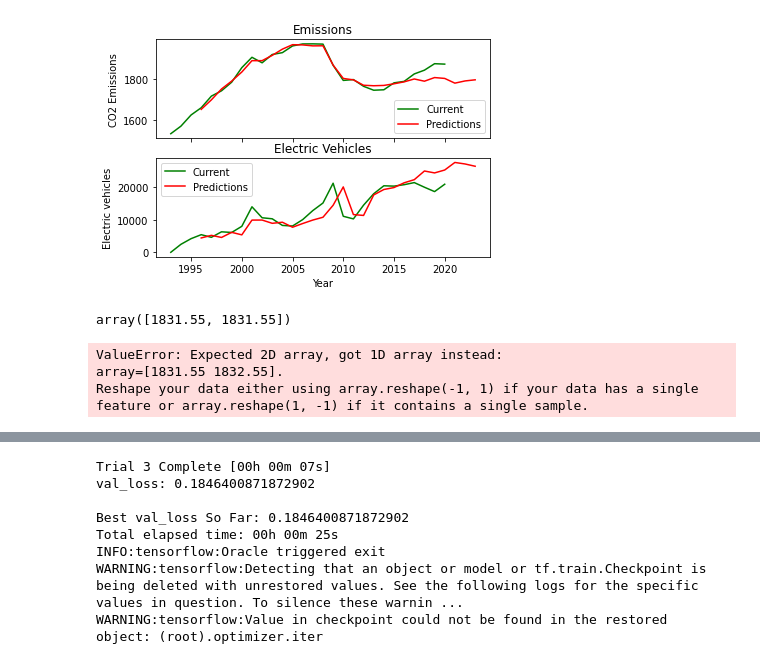
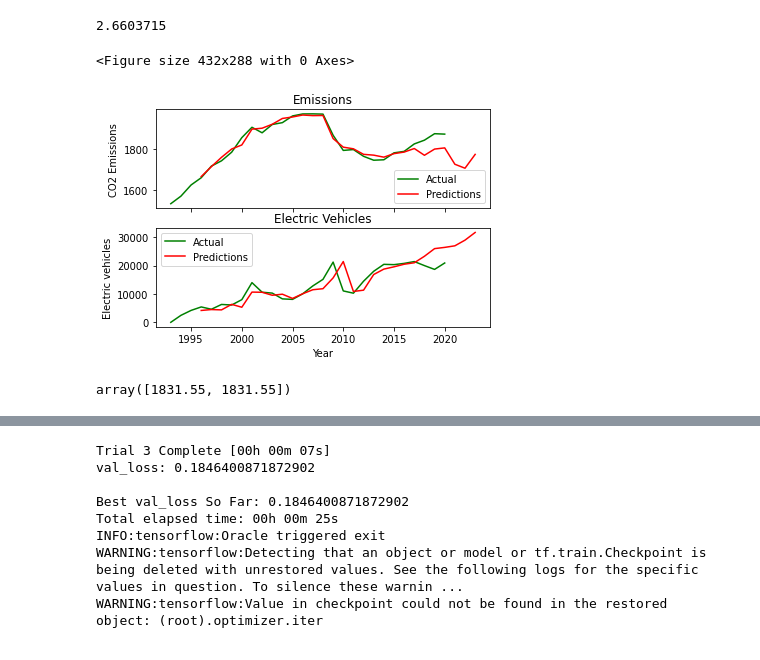
Before and after one commit to IsaacJohnEvans/EV_affect_on_emissions, a Jupyter notebook: pred.ipynb, the cells around one changed output, grey strips where cells are left out. Saved outputs shown, nothing was run; the diff lists cells and outputs as text; code cells hidden in the pictures.

Commit message:
saved models

```diff
--- a/pred.ipynb
+++ b/pred.ipynb
@@ -129,30 +142,24 @@ args = load_data()
 EU_em_df, EU_em_annual_df, UK_em_df, US_em_df, EU_veh_df, UK_veh_df, US_veh_df, UK_nox_annual_df,UK_pm_all_annual_df,USA_pm_10_annual_df,USA_pm_2_5_annual_df,USA_nox_annual_df,OCED_PM10_df,OCED_NOX_df,OCED_PM2_5_df = args
 # %%
 time_step = 5
-data_memory = 5
+data_memory = 10
 epochs = 50
 batch_size = 1
 split_point = 0.9
 df_model_columns =  ['time_step', 'data_memory', 'samples', 'layers', 'epochs', 'batch_size', 'training_loss', 'val_loss', 'test_loss']
-model_des = 'D32, GRU32, GRU32 D1'
+model_des = 'D16, LSTM32, D4, D2'
 model_layer = [layers.Dense(32, activation= 'sigmoid'),
                 layers.GRU(32,activation= 'softsign', recurrent_activation = 'relu', recurrent_dropout = 0.1, dropout = 0.1, return_sequences=False),
                 layers.Dense(2)]
+model_layer = [layers.Dense(16, activation= 'linear'),
+                layers.LSTM(32,activation= 'sigmoid', dropout = 0.1, recurrent_dropout = 0.2, return_sequences=False),
+                layers.Dense(4, activation='linear'),
+                layers.Dense(2)]
 
-model_layer = [layers.LSTM(2, activation="linear", return_sequences=True),
-               layers.LSTM(2, activation='linear', return_sequences=False),
-               layers.Dense(8, activation='linear'),
-               layers.Dense(2, activation='linear')]
-
-
-# sigmoid, softsign, relu
-# activation='softsign', recurrent_activation='relu'
 plot_range = [0]
 plot_range += [plot_range[0] + 27]
 plot_pred_bool = False
 print_summary = False
-#model_df = pd.DataFrame(model_performance).transpose()
-#model_df.to_csv('model_performance.csv')
 EU_em_X, EU_em_y = np.split(EU_em_df.to_numpy(), [11], 1)
 UK_em_X, UK_em_y = np.split(UK_em_df.to_numpy(dtype=np.float64), [13], 1)
 US_em_X, US_em_y, a = np.split(US_em_df.to_numpy(dtype=np.float64), [45,46], 1)
@@ -187,10 +191,10 @@ def combined_model(em_X, veh_X, em_y, veh_y):
     ax1.plot(t, y[:, 0], 'g', t, y_pred[:, 0], 'r')
     ax2.plot(t, y[:, 1], 'g', t, y_pred[:, 1], 'r')
 # %%
-model_layer = [layers.Dense(32, activation= 'sigmoid'),
-                layers.GRU(32,activation= 'softsign', recurrent_activation = 'relu', recurrent_dropout = 0.1, dropout = 0.1, return_sequences=False),
+model_layer = [layers.Dense(16, activation= 'linear'),
+                layers.LSTM(32,activation= 'sigmoid', dropout = 0.1, recurrent_dropout = 0.2, return_sequences=False),
+                layers.Dense(4, activation='linear'),
                 layers.Dense(2)]
-epochs = 50
 EU_X = np.concatenate((EU_em_annual_X[-13:-2, :], EU_veh_X), axis = 1)[:, 1:]
 EU_y = np.concatenate((EU_em_annual_y[-13: -2, :], EU_veh_y), axis = 1)
 y, EU_y_pred = run_model(EU_X, EU_y, data_memory, epochs, batch_size, model_des, split_point, plot_pred_bool, plot_range, print_summary)
@@ -199,13 +203,14 @@ EU_t_pred = np.linspace(2010 + time_step - 2, 2020 + time_step -2, 11)
 EU_y = np.concatenate((EU_em_annual_y[-13: -2, :], EU_veh_y), axis = 1)
 fig, (ax1, ax2) = plt.subplots(2, 1, sharex= True)
 ax1.plot(EU_t, EU_y[:, 0], 'g', EU_t_pred, EU_y_pred[:, 0], 'r')
-ax1.legend(['Current', 'Predictions'])
+ax1.legend(['Actual', 'Predictions'])
 ax1.set_title('Emissions')
 ax1.set(ylabel = 'CO2 Emissions')
 ax2.plot(EU_t, EU_y[:, 1], 'g', EU_t_pred, EU_y_pred[:, 1], 'r')
 ax2.set_title('Electric Vehicles')
-ax2.legend(['Current', 'Predictions'])
+ax2.legend(['Actual', 'Predictions'])
 ax2.set(ylabel = 'Electric vehicles')
 ax2.set(xlabel = 'Year')
+plt.savefig('Figures\EU')
 # %% [output]
 Epoch 1/50
@@ -290,7 +304,13 @@ WARNING:tensorflow:6 out of the last 11 calls to <function Model.make_predict_fu
 model_layer = [layers.Dense(32, activation= 'sigmoid'),
                 layers.GRU(32,activation= 'softsign', recurrent_activation = 'relu', recurrent_dropout = 0.1, dropout = 0.1, return_sequences=False),
                 layers.Dense(2)]
-epochs = 50
+model_layer = [layers.Dense(16, activation= 'linear'),
+                layers.LSTM(16,activation= 'linear', dropout = 0.2, recurrent_dropout = 0.2, return_sequences=False),
+                layers.Dense(2)]
+model_layer = [layers.Dense(16, activation= 'linear'),
+                layers.LSTM(32,activation= 'sigmoid', dropout = 0.1, return_sequences=False),
+                layers.Dense(4, activation='linear'),
+                layers.Dense(2)]
 US_X = np.concatenate((US_em_X[2:, :15], US_veh_X), axis = 1)
 US_y = np.concatenate((US_em_y[2:, :15], US_veh_y), axis = 1)
 y, US_y_pred = run_model(US_X, US_y, data_memory, epochs, batch_size, model_des, split_point, plot_pred_bool, plot_range, print_summary)
@@ -301,12 +321,12 @@ US_t_pred = np.linspace(1993 + time_step - 2, 2020 + time_step - 2, 28)
 plt.figure(1)
 fig, (ax1, ax2) = plt.subplots(2, 1, sharex= True)
 ax1.plot(US_t, US_y[:, 0], 'g', US_t_pred, US_y_pred[:, 0], 'r')
-ax1.legend(['Current', 'Predictions'])
+ax1.legend(['Actual', 'Predictions'])
 ax1.set_title('Emissions')
 ax1.set(ylabel = 'CO2 Emissions')
 ax2.plot(US_t, US_y[:, 1], 'g', US_t_pred, US_y_pred[:, 1], 'r')
 ax2.set_title('Electric Vehicles')
-ax2.legend(['Current', 'Predictions'])
+ax2.legend(['Actual', 'Predictions'])
 ax2.set(ylabel = 'Electric vehicles')
 ax2.set(xlabel = 'Year')
 plt.savefig('US')
@@ -332,25 +353,7 @@ Epoch 50/50
+2.6603715
+<Figure size 432x288 with 0 Axes>
-[figure, old version]
+[figure, new version]
 # %%
 np.repeat(np.array([EU_y[:, 0]]).transpose(), 2, axis = 1)[0, :]
 # %% [output]
 array([1831.55, 1831.55])
-# %%
-regr = RandomForestRegressor(n_estimators=100, max_depth = 3)
-EU_y_2 = np.repeat(np.array([EU_y[:, 0]]).transpose(), 2, axis = 1)
-regr.fit(EU_y_2, EU_y[:, 1])
-EU_y_reg = np.zeros(EU_y.shape[0])
-
-'''
-for i in range(EU_X.shape[0]):
-    EU_y_reg[i] = regr.predict(EU_y_2[i, :])
-EU_t = np.linspace(2010, 2020, 11)
-plt.plot(EU_t, EU_y[:, 0], 'g', EU_t, EU_y_reg, 'r')
-mse = metrics.MeanSquaredError()
-mse.update_state(EU_y[:, 0], EU_y_reg)
-test_loss = mse.result().numpy()
-print(test_loss)
-'''
-# %% [output]
-ValueError: Expected 2D array, got 1D array instead:
-array=[1831.55 1832.55].
-Reshape your data either using array.reshape(-1, 1) if your data has a single feature or array.reshape(1, -1) if it contains a single sample.
```
Also changed, not shown: parts of 15 cells of this notebook, 18 other files.
